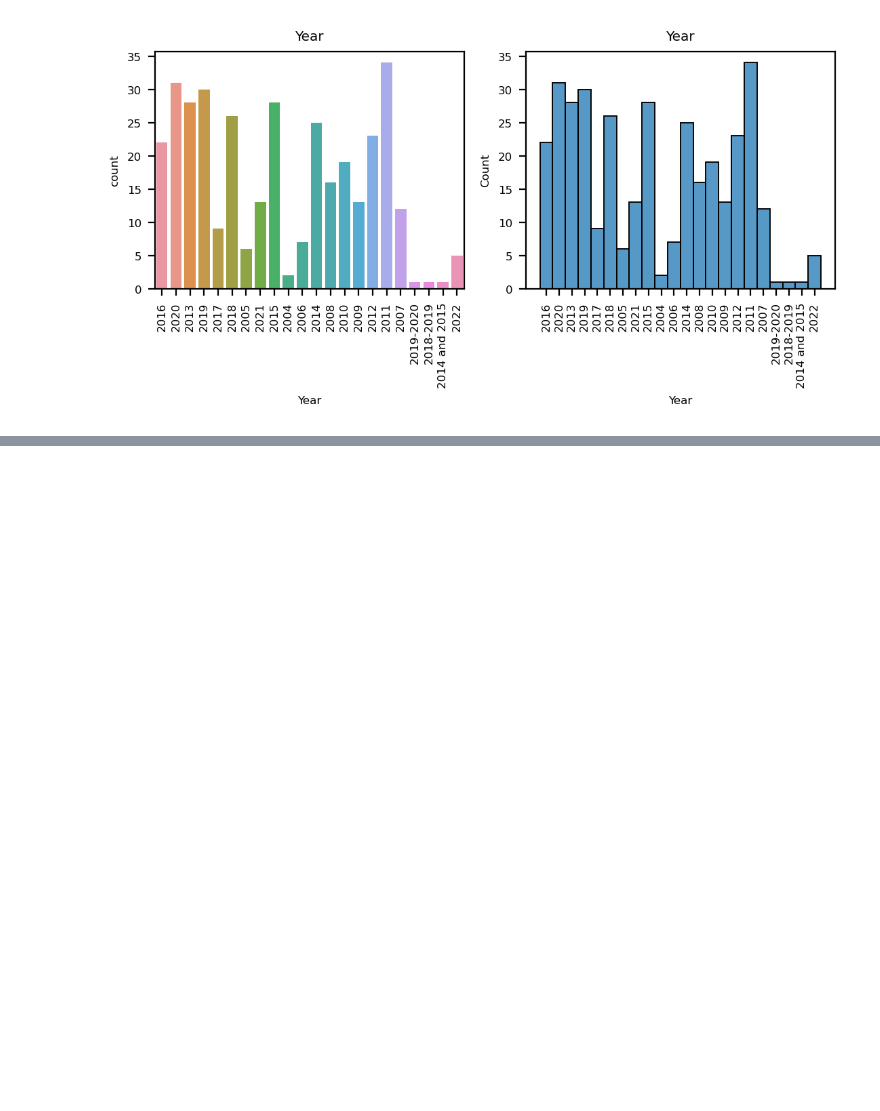
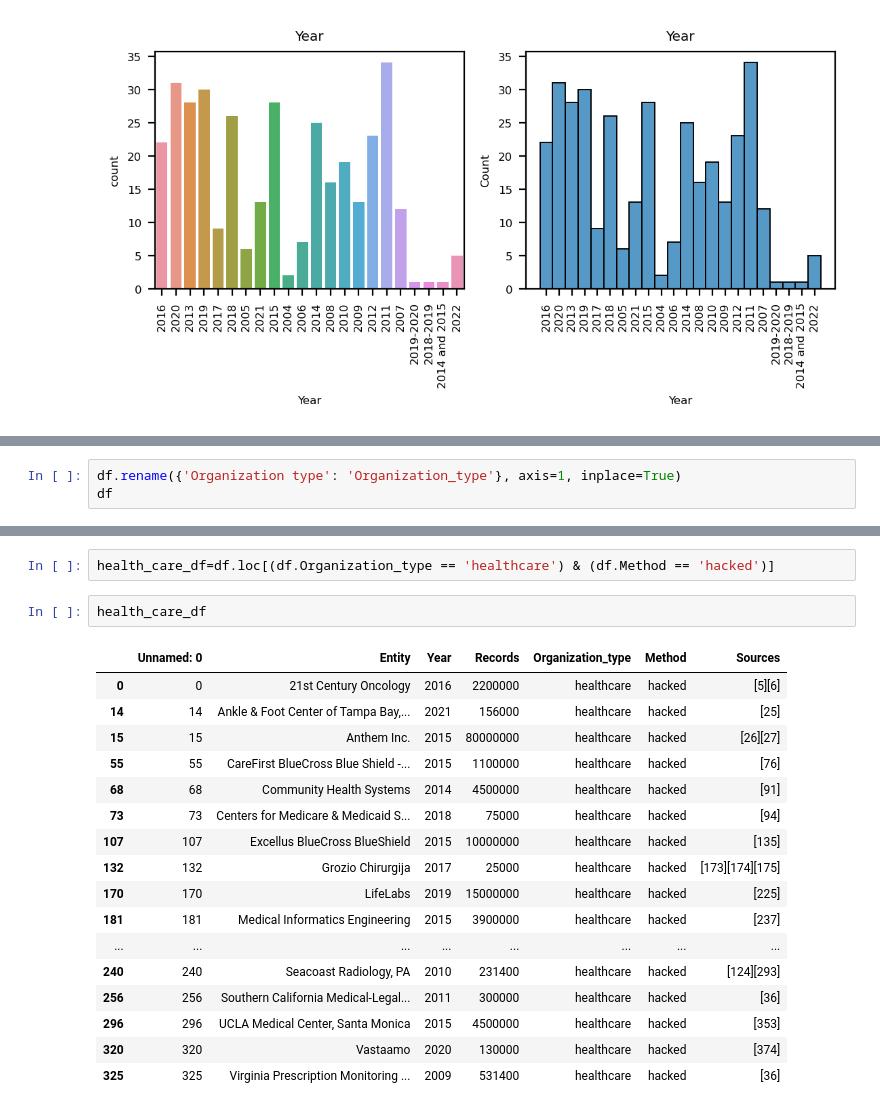
Before and after one commit to amalsalilan/Data-Breaches, a Jupyter notebook: Notebook.ipynb, the cells around one changed output, grey strips where cells are left out. Cells and saved outputs as stored; diff of their text form; blank space fills up the shorter version.

```diff
--- a/Notebook.ipynb
+++ b/Notebook.ipynb
@@ -102,0 +103,3 @@ df['Organization type'].value_counts().plot(kind='bar',figsize=(18,8))
+# %%
+df.rename({'Organization type': 'Organization_type'}, axis=1, inplace=True)
+df
@@ -102,0 +120,22 @@ df['Organization type'].value_counts().plot(kind='bar',figsize=(18,8))
+# %%
+health_care_df=df.loc[(df.Organization_type == 'healthcare') & (df.Method == 'hacked')]
+# %%
+health_care_df
+# %% [output]
+|  | Unnamed: 0 | Entity | Year | Records | Organization_type | Method | Sources |
+| 0 | 0 | 21st Century Oncology | 2016 | 2200000 | healthcare | hacked | [5][6] |
+| 14 | 14 | Ankle & Foot Center of Tampa Bay,... | 2021 | 156000 | healthcare | hacked | [25] |
+| 15 | 15 | Anthem Inc. | 2015 | 80000000 | healthcare | hacked | [26][27] |
+| 55 | 55 | CareFirst BlueCross Blue Shield -... | 2015 | 1100000 | healthcare | hacked | [76] |
+| 68 | 68 | Community Health Systems | 2014 | 4500000 | healthcare | hacked | [91] |
+| 73 | 73 | Centers for Medicare & Medicaid S... | 2018 | 75000 | healthcare | hacked | [94] |
+| 107 | 107 | Excellus BlueCross BlueShield | 2015 | 10000000 | healthcare | hacked | [135] |
+| 132 | 132 | Grozio Chirurgija | 2017 | 25000 | healthcare | hacked | [173][174][175] |
+| 170 | 170 | LifeLabs | 2019 | 15000000 | healthcare | hacked | [225] |
+| 181 | 181 | Medical Informatics Engineering | 2015 | 3900000 | healthcare | hacked | [237] |
+| ... | ... | ... | ... | ... | ... | ... | ... |
+| 240 | 240 | Seacoast Radiology, PA | 2010 | 231400 | healthcare | hacked | [124][293] |
+| 256 | 256 | Southern California Medical-Legal... | 2011 | 300000 | healthcare | hacked | [36] |
+| 296 | 296 | UCLA Medical Center, Santa Monica | 2015 | 4500000 | healthcare | hacked | [353] |
+| 320 | 320 | Vastaamo | 2020 | 130000 | healthcare | hacked | [374] |
+| 325 | 325 | Virginia Prescription Monitoring ... | 2009 | 531400 | healthcare | hacked | [36] |
```
Also changed, not shown: parts of 2 cells of this notebook.
